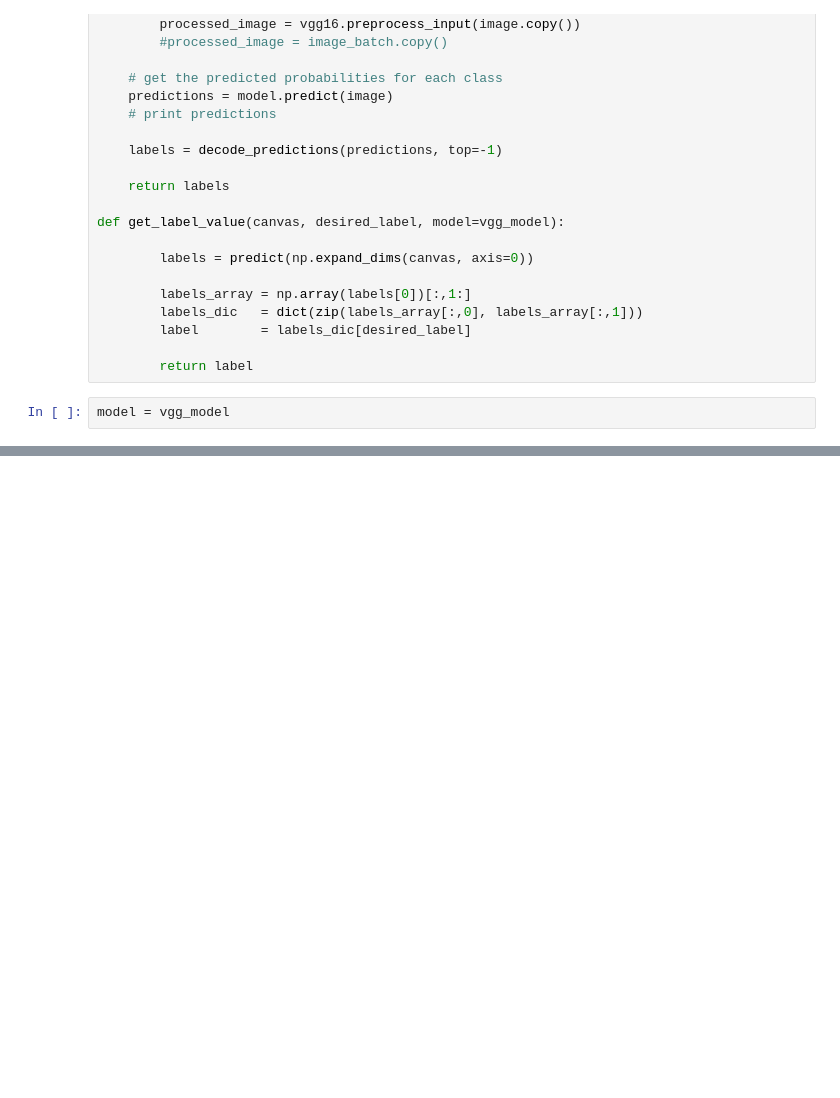
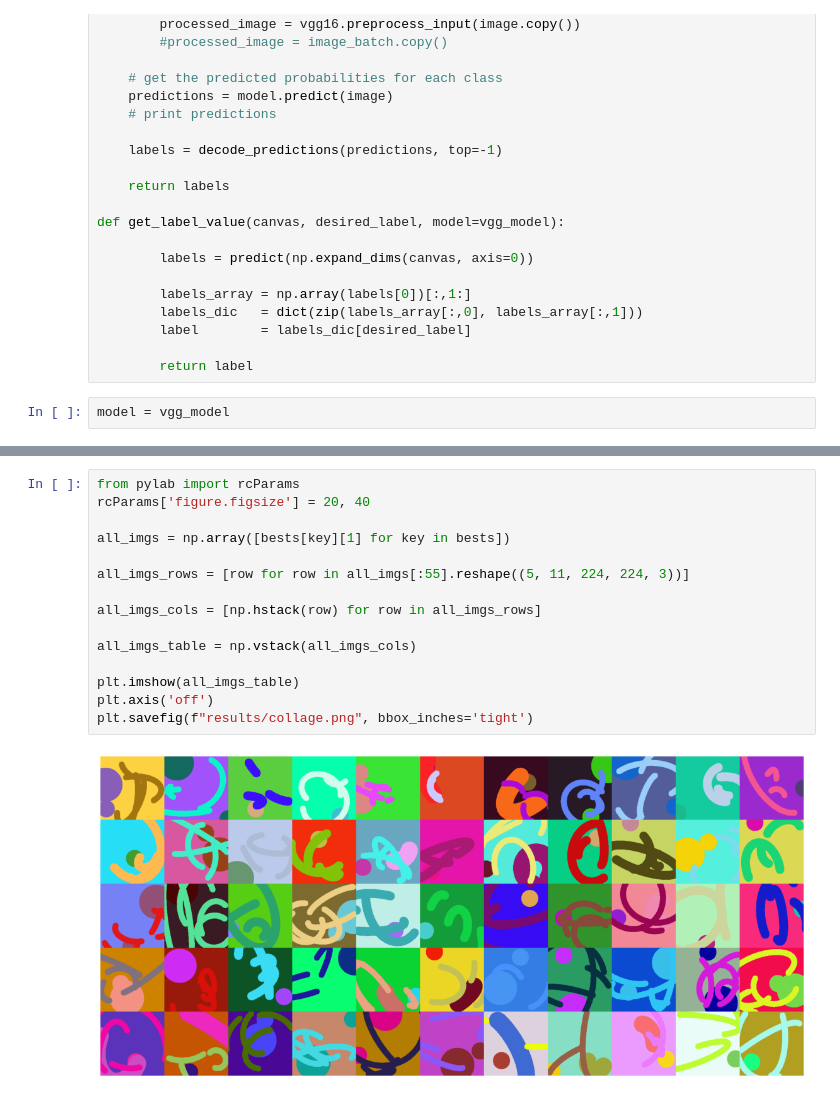
Before and after one commit to cemreefe/ai-painter, a Jupyter notebook: pastrami-test.ipynb, the cells around one changed output, grey strips where cells are left out. Cells and saved outputs as stored; diff of their text form; blank space fills up the shorter version.

```diff
--- a/pastrami-test.ipynb
+++ b/pastrami-test.ipynb
@@ -164,0 +205,17 @@ while True:
+# %%
+from pylab import rcParams
+rcParams['figure.figsize'] = 20, 40
+
+all_imgs = np.array([bests[key][1] for key in bests])
+
+all_imgs_rows = [row for row in all_imgs[:55].reshape((5, 11, 224, 224, 3))]
+
+all_imgs_cols = [np.hstack(row) for row in all_imgs_rows]
+
+all_imgs_table = np.vstack(all_imgs_cols)
+
+plt.imshow(all_imgs_table)
+plt.axis('off')
+plt.savefig(f"results/collage.png", bbox_inches='tight')
+# %% [output]
+[figure, added]
```
Also changed, not shown: parts of 7 cells of this notebook, 57 other files.
